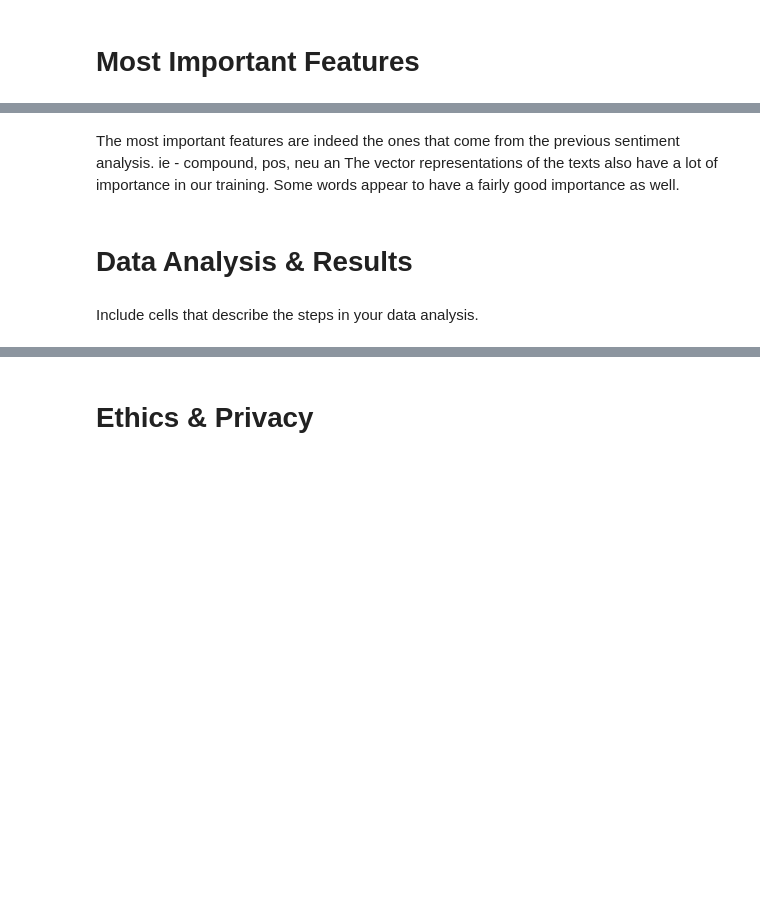
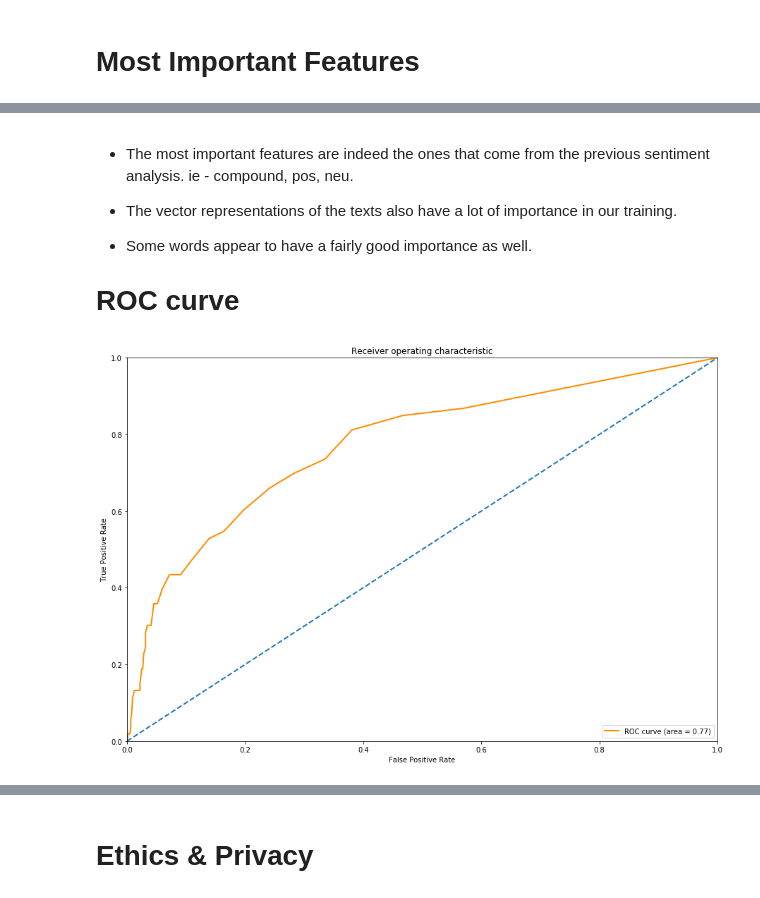
Before and after one commit to sssaiya/COGS108_Repo, a Jupyter notebook: Projects/FinalProject.ipynb, the cells around one changed output, grey strips where cells are left out. Saved outputs shown, nothing was run; the diff lists cells and outputs as text; code cells hidden in the pictures; blank space fills up the shorter version.

```diff
--- a/Projects/FinalProject.ipynb
+++ b/Projects/FinalProject.ipynb
@@ -558,8 +551,9 @@ feature_importances_df.head(20)
 # %% [markdown]
-The most important features are indeed the ones that come from the previous sentiment analysis.
-ie - compound, pos, neu an
-The vector representations of the texts also have a lot of importance in our training. Some words appear to have a fairly good importance as well.
+- The most important features are indeed the ones that come from the previous sentiment analysis.
+ie - compound, pos, neu.
+
+- The vector representations of the texts also have a lot of importance in our training.
+- Some words appear to have a fairly good importance as well.
+
+
+# ROC curve
-# %% [markdown]
-# Data Analysis & Results
-# %% [markdown]
-Include cells that describe the steps in your data analysis.
@@ -567,0 +560,25 @@ Include cells that describe the steps in your data analysis.
+# %%
+# ROC curve
+
+from sklearn.metrics import roc_curve, auc, roc_auc_score
+import matplotlib.pyplot as plt
+
+y_pred = [x[1] for x in rf.predict_proba(X_test)]
+fpr, tpr, thresholds = roc_curve(y_test, y_pred, pos_label = 1)
+
+roc_auc = auc(fpr, tpr)
+
+plt.figure(1, figsize = (15, 10))
+lw = 2
+plt.plot(fpr, tpr, color='darkorange',
+         lw=lw, label='ROC curve (area = %0.2f)' % roc_auc)
+plt.plot([0, 1], [0, 1], lw=lw, linestyle='--')
+plt.xlim([0.0, 1.0])
+plt.ylim([0.0, 1.0])
+plt.xlabel('False Positive Rate')
+plt.ylabel('True Positive Rate')
+plt.title('Receiver operating characteristic')
+plt.legend(loc="lower right")
+plt.show()
+# %% [output]
+[figure, added]
```
Also changed, not shown: parts of 11 cells of this notebook.
